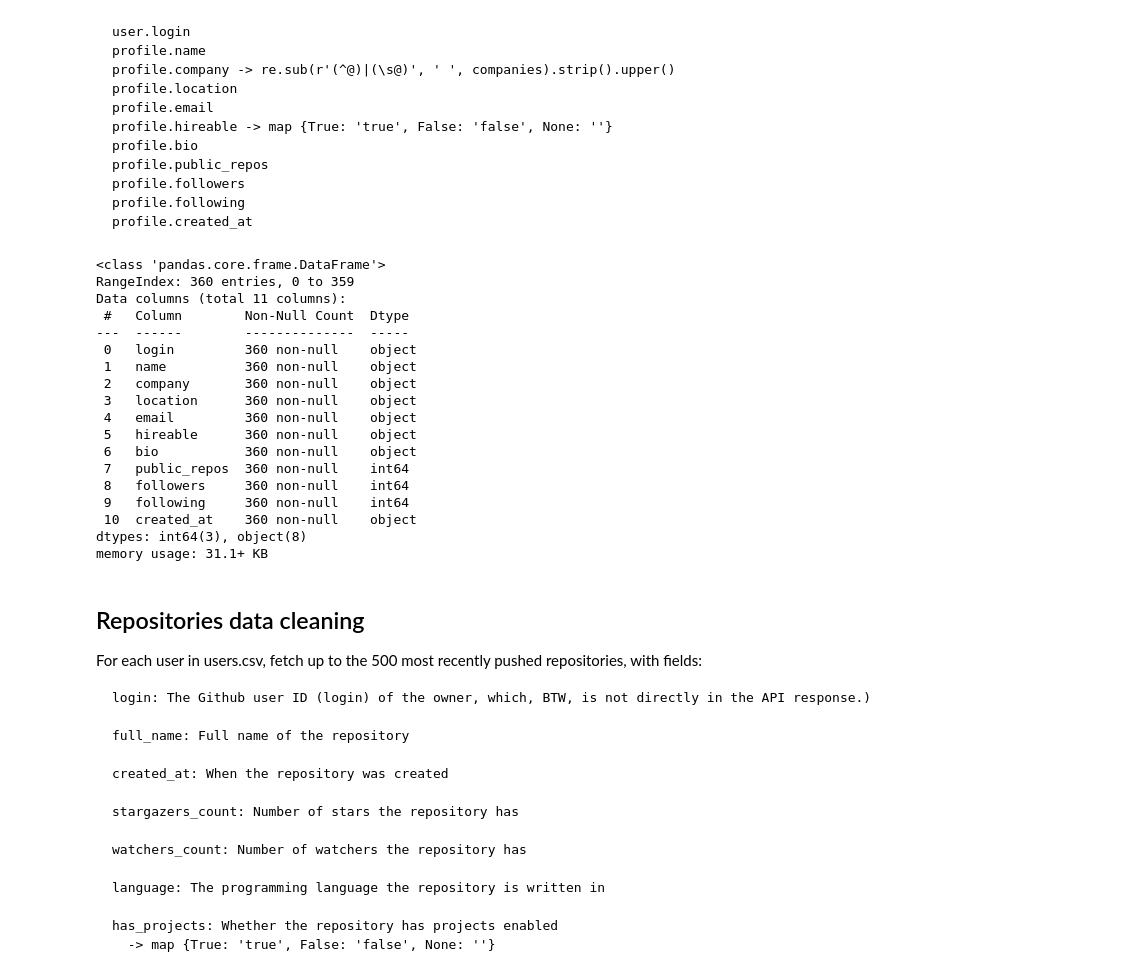
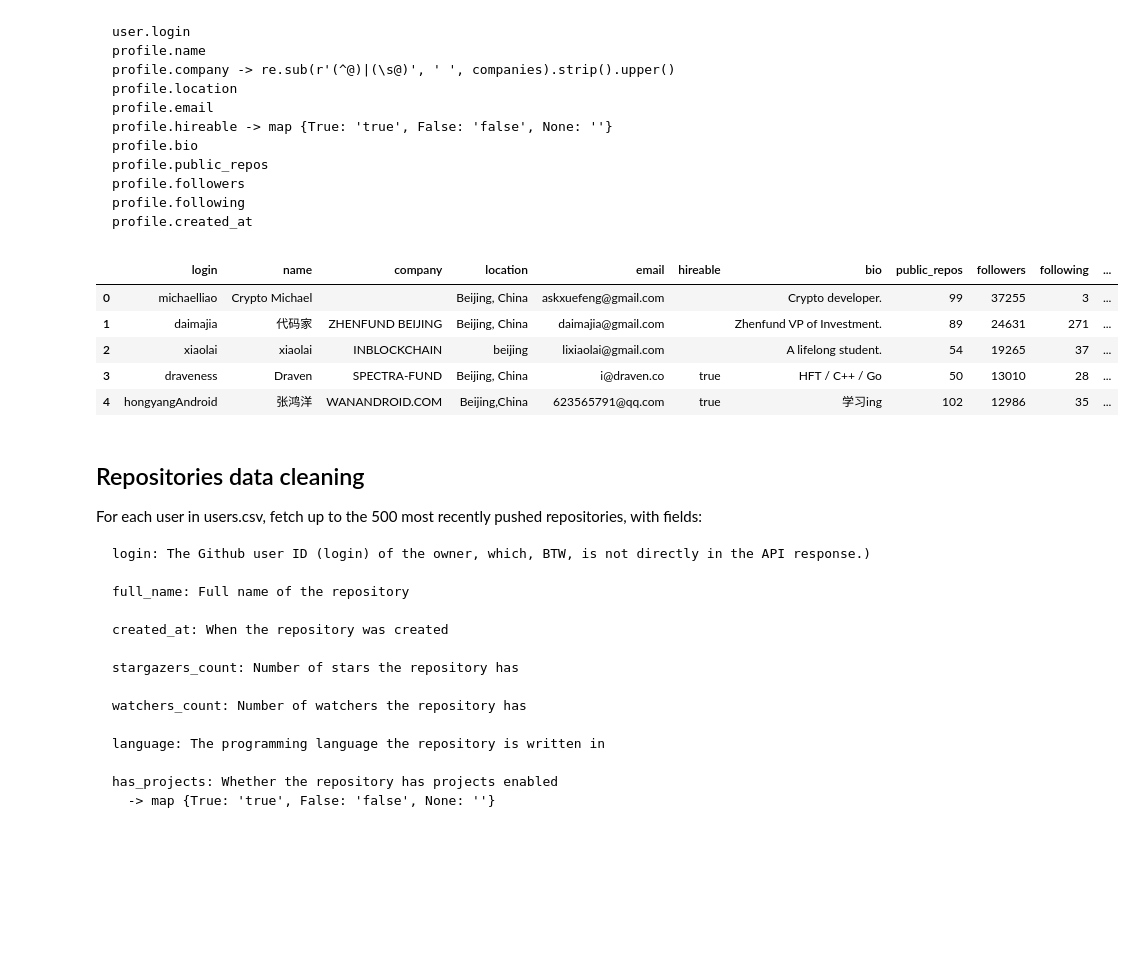
Before and after one commit to tuxdna/tds-project1, a Jupyter notebook: notebook.ipynb, the cells around one changed output. Drawn from its saved outputs; the diff is of its cells as text; code cells hidden in the pictures; blank space fills up the shorter version.

Commit message:
Update users.csv and notebook

````diff
--- a/notebook.ipynb
+++ b/notebook.ipynb
@@ -214,3 +214,12 @@ len(user_profiles)
 # Save user profiles to JSON file
 with open("user_profiles.json", "w") as f:
     json.dump(user_profiles, f)
+# %%
+with open("users.json") as f:
+    users = json.load(f)
+# %%
+with open("repositories.json") as f:
+    repositories = json.load(f)
+# %%
+with open("user_profiles.json") as f:
+    user_profiles = json.load(f)
@@ -247,32 +260,22 @@ profile.following
 profile.created_at
 ```
 # %%
-df_user_profiles = pd.DataFrame(user_profiles)
+df_profiles = pd.DataFrame(user_profiles)
 # %%
-df_user_profiles = df_user_profiles[["login", "name", "company", "location", "email", "hireable", "bio", "public_repos", "followers", "following", "created_at"]].fillna('')
-df_user_profiles["company"].map(lambda x: re.sub(r'(^@)|(\s@)', ' ', x).strip().upper())
+df_user_profiles = df_profiles[["login", "name", "company", "location", "email", "hireable", "bio", "public_repos", "followers", "following", "created_at"]].fillna('')
+df_user_profiles["company"] = df_user_profiles["company"].map(lambda x: re.sub(r'(^@)|(\s@)', ' ', x).strip().upper())
 df_user_profiles.loc[df_user_profiles["hireable"] == True, "hireable"] = 'true'
 df_user_profiles.loc[df_user_profiles["hireable"] == False, "hireable"] = 'false'
-df_user_profiles.info()
+# df_user_profiles.info()
+
+df_user_profiles.head()
 # %% [output]
-<class 'pandas.core.frame.DataFrame'>
-RangeIndex: 360 entries, 0 to 359
-Data columns (total 11 columns):
- #   Column        Non-Null Count  Dtype
----  ------        --------------  -----
- 0   login         360 non-null    object
- 1   name          360 non-null    object
- 2   company       360 non-null    object
- 3   location      360 non-null    object
- 4   email         360 non-null    object
- 5   hireable      360 non-null    object
- 6   bio           360 non-null    object
- 7   public_repos  360 non-null    int64
- 8   followers     360 non-null    int64
- 9   following     360 non-null    int64
- 10  created_at    360 non-null    object
-dtypes: int64(3), object(8)
-memory usage: 31.1+ KB
+|  | login | name | company | location | email | hireable | bio | public_repos | followers | following | ... |
+| 0 | michaelliao | Crypto Michael |  | Beijing, China | askxuefeng@gmail.com |  | Crypto developer. | 99 | 37255 | 3 | ... |
+| 1 | daimajia | 代码家 | ZHENFUND BEIJING | Beijing, China | daimajia@gmail.com |  | Zhenfund VP of Investment. | 89 | 24631 | 271 | ... |
+| 2 | xiaolai | xiaolai | INBLOCKCHAIN | beijing | lixiaolai@gmail.com |  | A lifelong student. | 54 | 19265 | 37 | ... |
+| 3 | draveness | Draven | SPECTRA-FUND | Beijing, China | i@draven.co | true | HFT / C++ / Go | 50 | 13010 | 28 | ... |
+| 4 | hongyangAndroid | 张鸿洋 | WANANDROID.COM | Beijing,China | 623565791@qq.com | true | 学习ing | 102 | 12986 | 35 | ... |
 # %%
 df_user_profiles.to_csv("users.csv", index=False)
 # %% [markdown]
````
Also changed, not shown: parts of 13 cells of this notebook, 1 other file.
